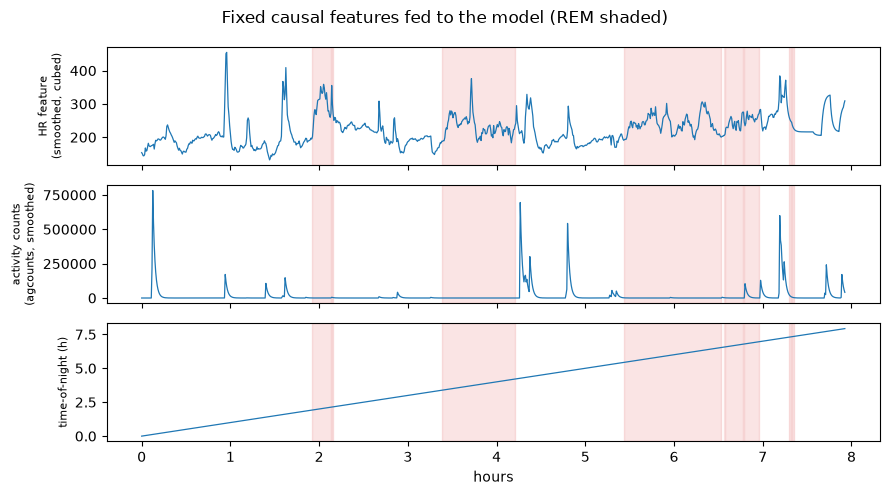
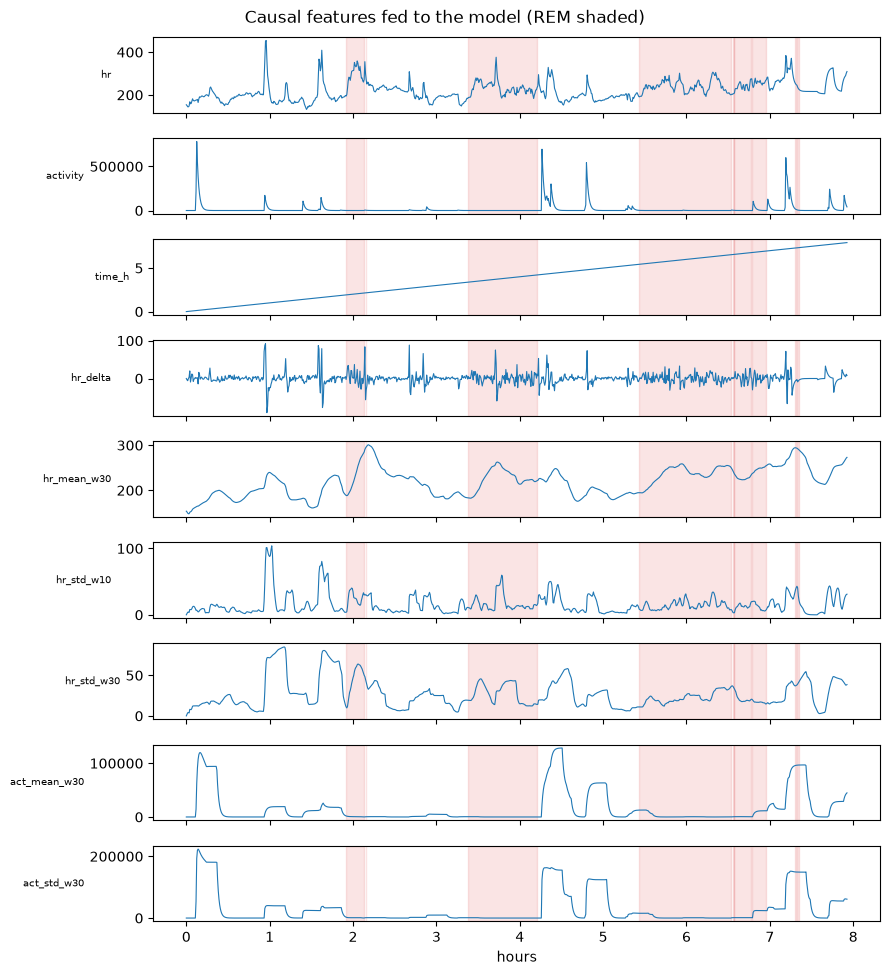
The notebook cell's code change between the first figure and the second:
--- before
+++ after
@@ -1,11 +1,12 @@
 X_one = features.featurize(r)
-names = ["HR feature\n(smoothed, cubed)", "activity counts\n(agcounts, smoothed)", "time-of-night (h)"]
-fig, ax = plt.subplots(3, 1, figsize=(9, 5), sharex=True)
-for k in range(3):
-    ax[k].plot(r.epoch_time / 3600, X_one[:, k], lw=0.9)
-    ax[k].set_ylabel(names[k], fontsize=8)
+names = features.FEATURE_NAMES
+fig, ax = plt.subplots(len(names), 1, figsize=(9, 1.1 * len(names)), sharex=True)
+for k, name in enumerate(names):
+    ax[k].plot(r.epoch_time / 3600, X_one[:, k], lw=0.8)
+    ax[k].set_ylabel(name, fontsize=7, rotation=0, ha="right", va="center")
     for s, e in rem_spans(r): ax[k].axvspan(s, e, color="tab:red", alpha=0.12)
 ax[-1].set_xlabel("hours")
-fig.suptitle("Fixed causal features fed to the model (REM shaded)")
+fig.suptitle("Causal features fed to the model (REM shaded)")
 plt.tight_layout(); plt.show()
-print("feature matrix shape (epochs x features):", X_one.shape)
+print(f"feature matrix shape (epochs x features): {X_one.shape}")
+print("columns:", names)

Commit: adding new features